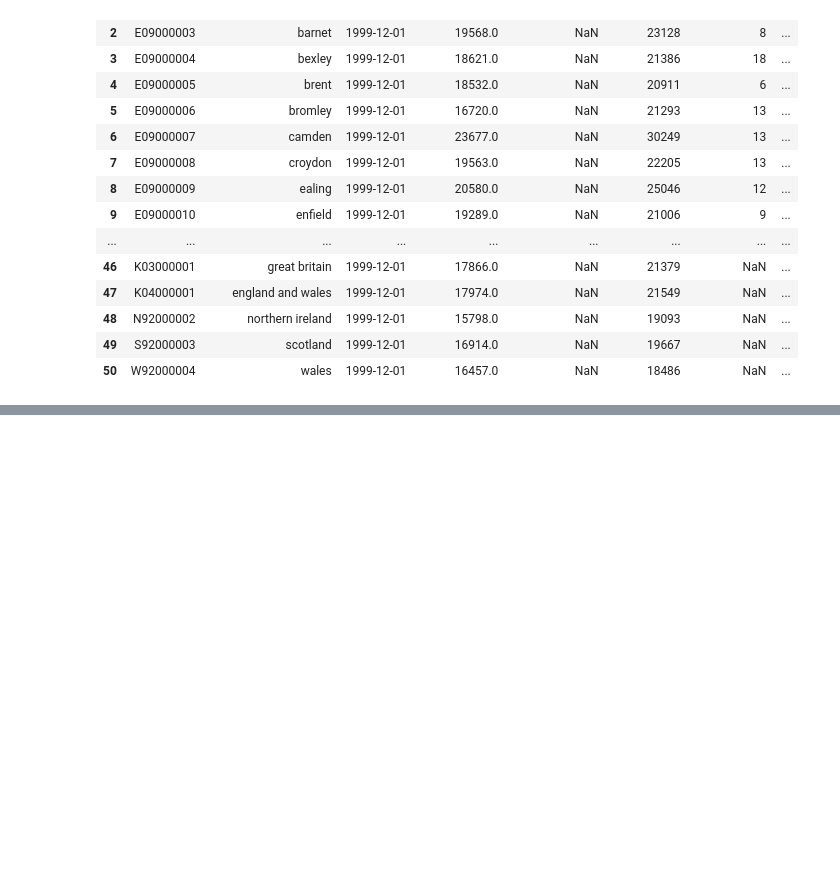
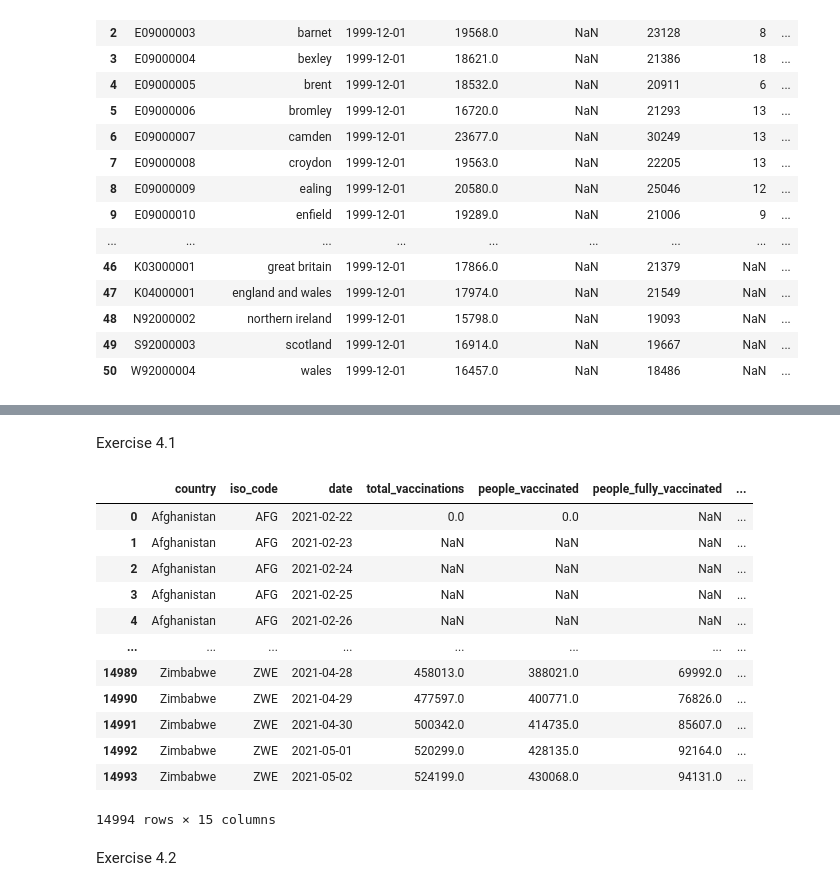
Before and after one commit to Jojomaque/Portfolio, a Jupyter notebook: Jojo_Preparing_data_for_analysis.ipynb, the cells around one changed output, grey strips where cells are left out. Saved outputs shown, nothing was run; the diff lists cells and outputs as text; code cells hidden in the pictures; blank space fills up the shorter version.

```diff
--- a/Jojo_Preparing_data_for_analysis.ipynb
+++ b/Jojo_Preparing_data_for_analysis.ipynb
@@ -141,0 +198,26 @@ housing_london_original.drop_duplicates(subset = ['area'])
+# %% [markdown]
+Exercise 4.1
+# %%
+#importing libraries
+import pandas as pd
+#reading the data set from an excel file using the Pandas Library
+df = pd.read_excel('https://github.com/lilaceri/Working-with-data-/blob/342abab10d93c4bf23b5c55a50f189f12a137c5f/Data%20Sets%20for%20code%20divisio/Covid%20Vaccination%20Data.xlsx?raw=true')
+#Renaming the variable
+dfvac = df
+dfvac
+# %% [output]
+|  | country | iso_code | date | total_vaccinations | people_vaccinated | people_fully_vaccinated | ... |
+| 0 | Afghanistan | AFG | 2021-02-22 | 0.0 | 0.0 | NaN | ... |
+| 1 | Afghanistan | AFG | 2021-02-23 | NaN | NaN | NaN | ... |
+| 2 | Afghanistan | AFG | 2021-02-24 | NaN | NaN | NaN | ... |
+| 3 | Afghanistan | AFG | 2021-02-25 | NaN | NaN | NaN | ... |
+| 4 | Afghanistan | AFG | 2021-02-26 | NaN | NaN | NaN | ... |
+| ... | ... | ... | ... | ... | ... | ... | ... |
+| 14989 | Zimbabwe | ZWE | 2021-04-28 | 458013.0 | 388021.0 | 69992.0 | ... |
+| 14990 | Zimbabwe | ZWE | 2021-04-29 | 477597.0 | 400771.0 | 76826.0 | ... |
+| 14991 | Zimbabwe | ZWE | 2021-04-30 | 500342.0 | 414735.0 | 85607.0 | ... |
+| 14992 | Zimbabwe | ZWE | 2021-05-01 | 520299.0 | 428135.0 | 92164.0 | ... |
+| 14993 | Zimbabwe | ZWE | 2021-05-02 | 524199.0 | 430068.0 | 94131.0 | ... |
+14994 rows × 15 columns
+# %% [markdown]
+Exercise 4.2
```
Also changed, not shown: parts of 10 cells of this notebook.
